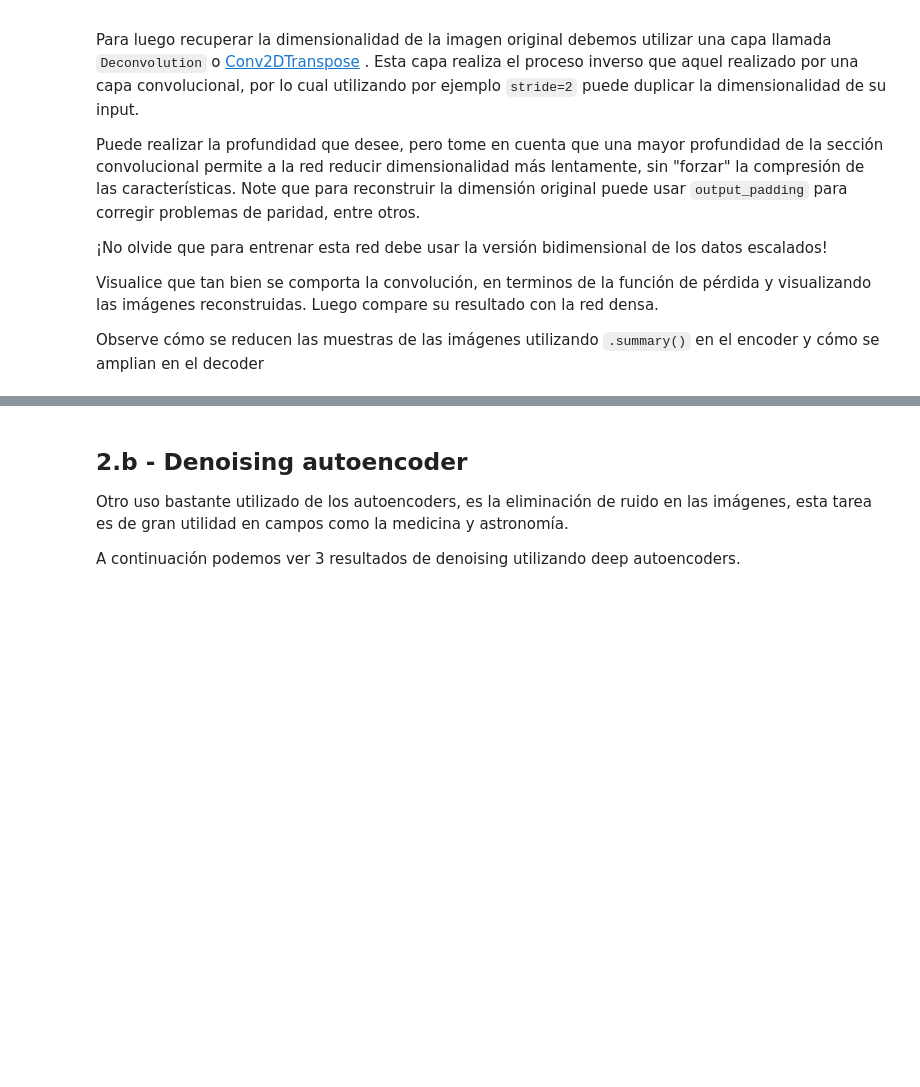
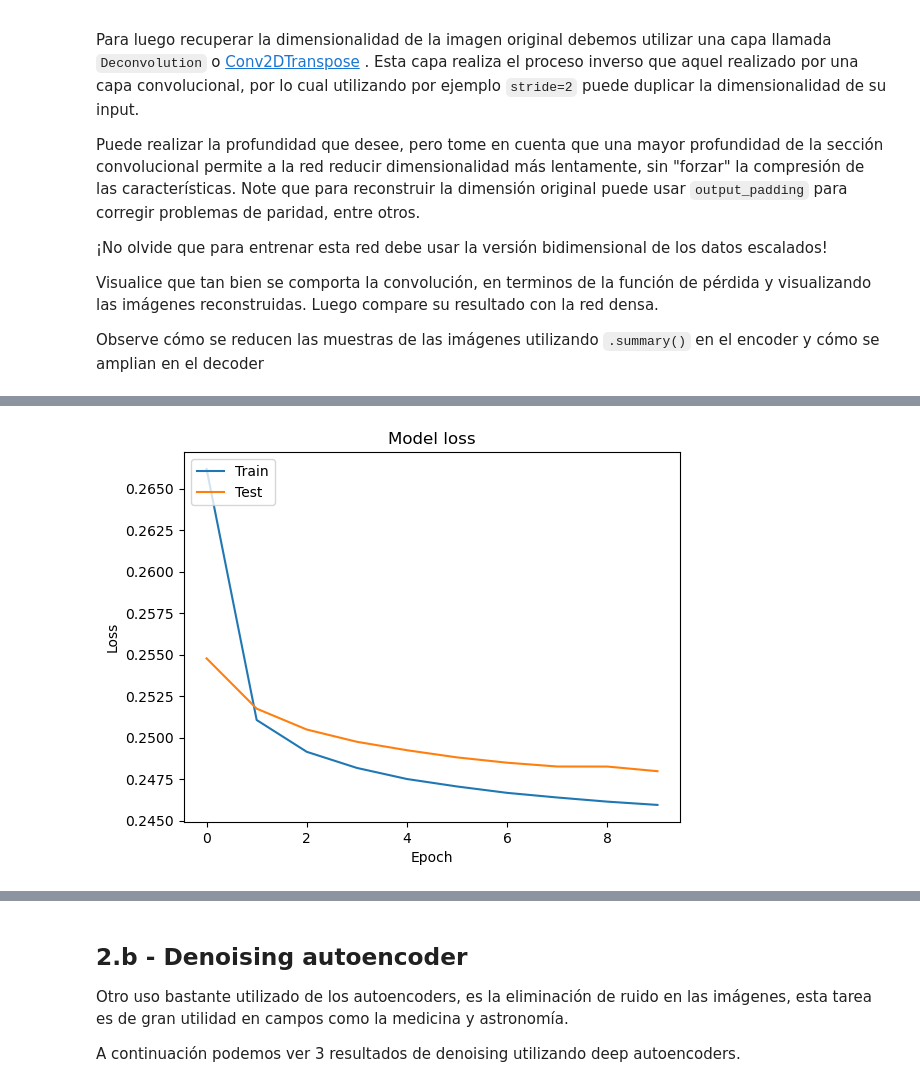
Before and after one commit to FabianCastellano/inf395_hw3, a Jupyter notebook: Tarea3_IMDB_Autoencoder.ipynb, the cells around one changed output, grey strips where cells are left out. Saved outputs shown, nothing was run; the diff lists cells and outputs as text; code cells hidden in the pictures; blank space fills up the shorter version.

```diff
--- a/Tarea3_IMDB_Autoencoder.ipynb
+++ b/Tarea3_IMDB_Autoencoder.ipynb
@@ -1104,3 +1116,25 @@ Puede realizar la profundidad que desee, pero tome en cuenta que una mayor profu
 Visualice que tan bien se comporta la convolución, en terminos de la función de pérdida y visualizando las imágenes reconstruidas. Luego compare su resultado con la red densa.
 
 Observe cómo se reducen las muestras de las imágenes utilizando  `.summary()` en el encoder y cómo se amplian en el decoder
+# %%
+def convolutional_autoencoder():
+    input = layers.Input(shape=(28, 28, 1))
+
+    # Encoder
+    x = layers.Conv2D(64, (3, 3), activation="relu", padding="same")(input)
+    x = layers.MaxPooling2D((2, 2), padding="same")(x)
+    x = layers.Conv2D(64, (3, 3), activation="relu", padding="same")(x)
+    x = layers.MaxPooling2D((2, 2), padding="same")(x)
+
+    # Decoder
+    x = layers.Conv2DTranspose(64, (3, 3), strides=2, activation="relu", padding="same")(x)
+    x = layers.Conv2DTranspose(64, (3, 3), strides=2, activation="relu", padding="same")(x)
+    x = layers.Conv2D(1, (3, 3), activation="sigmoid", padding="same")(x)
+
+    # Autoencoder
+    autoencoder = Model(input, x)
+    autoencoder.compile(optimizer="adam", loss="binary_crossentropy")
+    return autoencoder
+
+auto_conv = convolutional_autoencoder()
+auto_conv.summary()
@@ -1106,0 +1159,18 @@ Observe cómo se reducen las muestras de las imágenes utilizando  `.summary()`
+# %%
+my_callbacks = [History(), EarlyStopping(monitor='val_loss', patience=5)]
+
+history = auto_conv.fit(x_train, x_train,
+                        epochs=10,
+                        shuffle=True,
+                        validation_data=(x_test, x_test),
+                        callbacks = my_callbacks)
+
+# Plot training & validation loss values
+plt.plot(history.history['loss'])
+plt.plot(history.history['val_loss'])
+plt.title('Model loss')
+plt.ylabel('Loss')
+plt.xlabel('Epoch')
+plt.legend(['Train', 'Test'], loc='upper left')
+plt.show()
+# %% [output]
@@ -1106,0 +1197 @@ Observe cómo se reducen las muestras de las imágenes utilizando  `.summary()`
+[figure, added]
```
Also changed, not shown: parts of 44 cells of this notebook.
